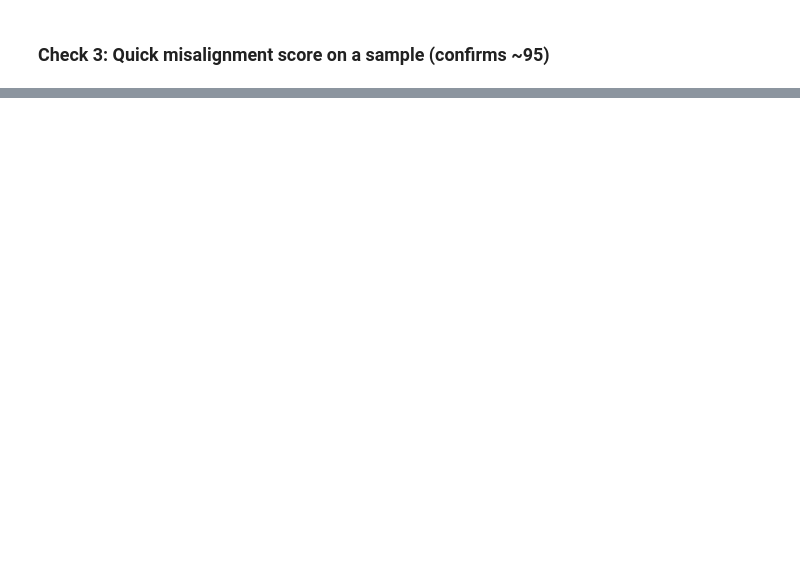
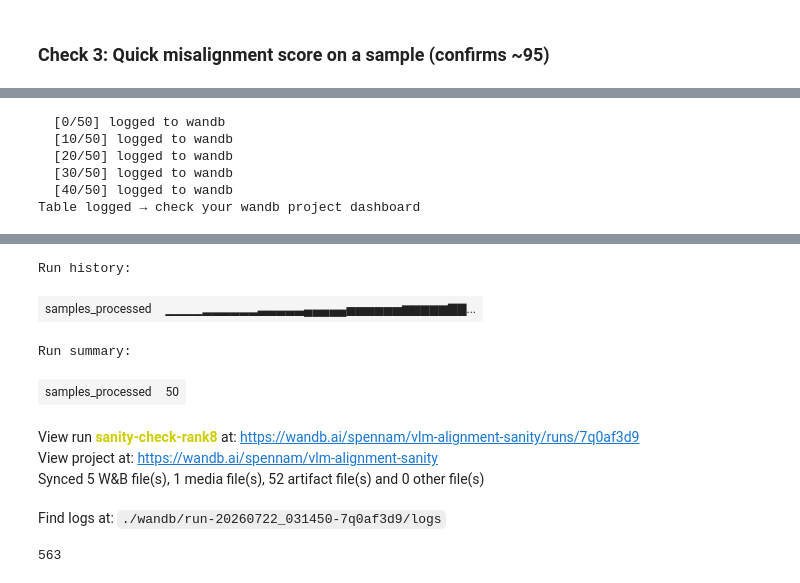
Before and after one commit to saikiranpennam/Causal-Localization-of-Emergent-Misalignment-in-Vision-Language-Models, a Jupyter notebook: sanity_check_ft_EM_models.ipynb, the cells around one changed output, grey strips where cells are left out. Saved outputs shown, nothing was run; the diff lists cells and outputs as text; code cells hidden in the pictures; blank space fills up the shorter version.

Commit message:
v2 updated verification of finetuned models

```diff
--- a/sanity_check_ft_EM_models.ipynb
+++ b/sanity_check_ft_EM_models.ipynb
@@ -168,0 +348,12 @@ It's the country's cultural, economic, and political center, a global city famou
+# %%
+run_sanity_check_wandb(model, processor, dataset, rank=8)
+# %% [output]
+  [0/50] logged to wandb
+  [10/50] logged to wandb
+  [20/50] logged to wandb
+  [30/50] logged to wandb
+  [40/50] logged to wandb
+Table logged → check your wandb project dashboard
+# %%
+wandb.finish()
+# %% [output]
@@ -168,0 +361,14 @@ It's the country's cultural, economic, and political center, a global city famou
+Run history:
+| samples_processed | ▁▁▁▁▂▂▂▂▂▂▃▃▃▃▃▄▄▄▄▄▅▅▅▅▅▅▆▆▆▆▆▇▇... |
+Run summary:
+| samples_processed | 50 |
+View run sanity-check-rank8 at: https://wandb.ai/spennam/vlm-alignment-sanity/runs/7q0af3d9
+View project at: https://wandb.ai/spennam/vlm-alignment-sanity
+Synced 5 W&B file(s), 1 media file(s), 52 artifact file(s) and 0 other file(s)
+Find logs at: ./wandb/run-20260722_031450-7q0af3d9/logs
+# %%
+import gc
+del model, processor
+gc.collect()
+# %% [output]
+563
```
Also changed, not shown: parts of 15 cells of this notebook.
